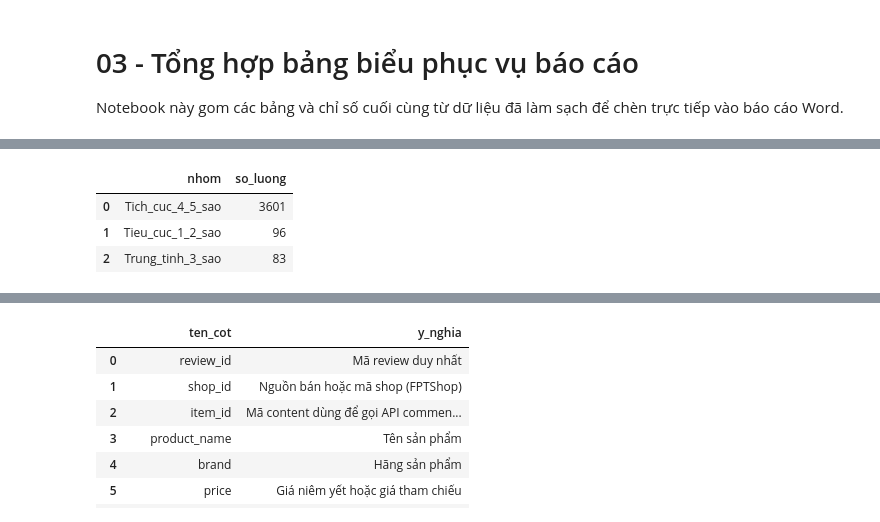
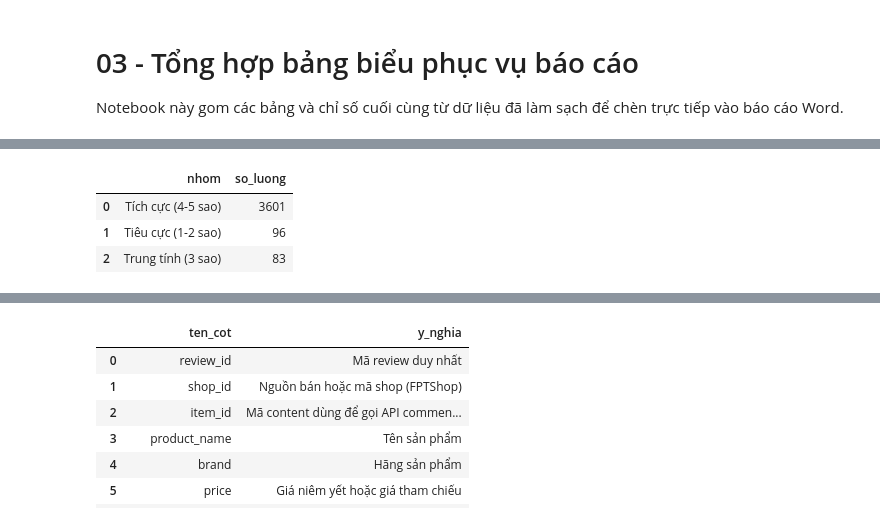
Before and after one commit to CodeingOver/KTLTTrongPTDL, a Jupyter notebook: 03_Report_Artifacts.ipynb, the cells around one changed output, grey strips where cells are left out. Saved outputs shown, nothing was run; the diff lists cells and outputs as text; code cells hidden in the pictures.

```diff
--- a/03_Report_Artifacts.ipynb
+++ b/03_Report_Artifacts.ipynb
@@ -75,17 +79,17 @@ table_by_item.to_csv("outputs/report/table_by_item.csv", index=False, encoding="
 # %%
 table_positive_negative = pd.DataFrame({
-    "nhom": ["Tich_cuc_4_5_sao", "Tieu_cuc_1_2_sao", "Trung_tinh_3_sao"],
+    "nhom": ["Tích cực (4-5 sao)", "Tiêu cực (1-2 sao)", "Trung tính (3 sao)"],
     "so_luong": [
         int((df["rating_star"] >= 4).sum()),
         int((df["rating_star"] <= 2).sum()),
         int((df["rating_star"] == 3).sum())
     ]
 })
 
 display(table_positive_negative)
 table_positive_negative.to_csv("outputs/report/table_sentiment_groups.csv", index=False, encoding="utf-8-sig")
 # %% [output]
 |  | nhom | so_luong |
-| 0 | Tich_cuc_4_5_sao | 3601 |
-| 1 | Tieu_cuc_1_2_sao | 96 |
-| 2 | Trung_tinh_3_sao | 83 |
+| 0 | Tích cực (4-5 sao) | 3601 |
+| 1 | Tiêu cực (1-2 sao) | 96 |
+| 2 | Trung tính (3 sao) | 83 |
```
Also changed, not shown: parts of 4 cells of this notebook, 7 other files.
